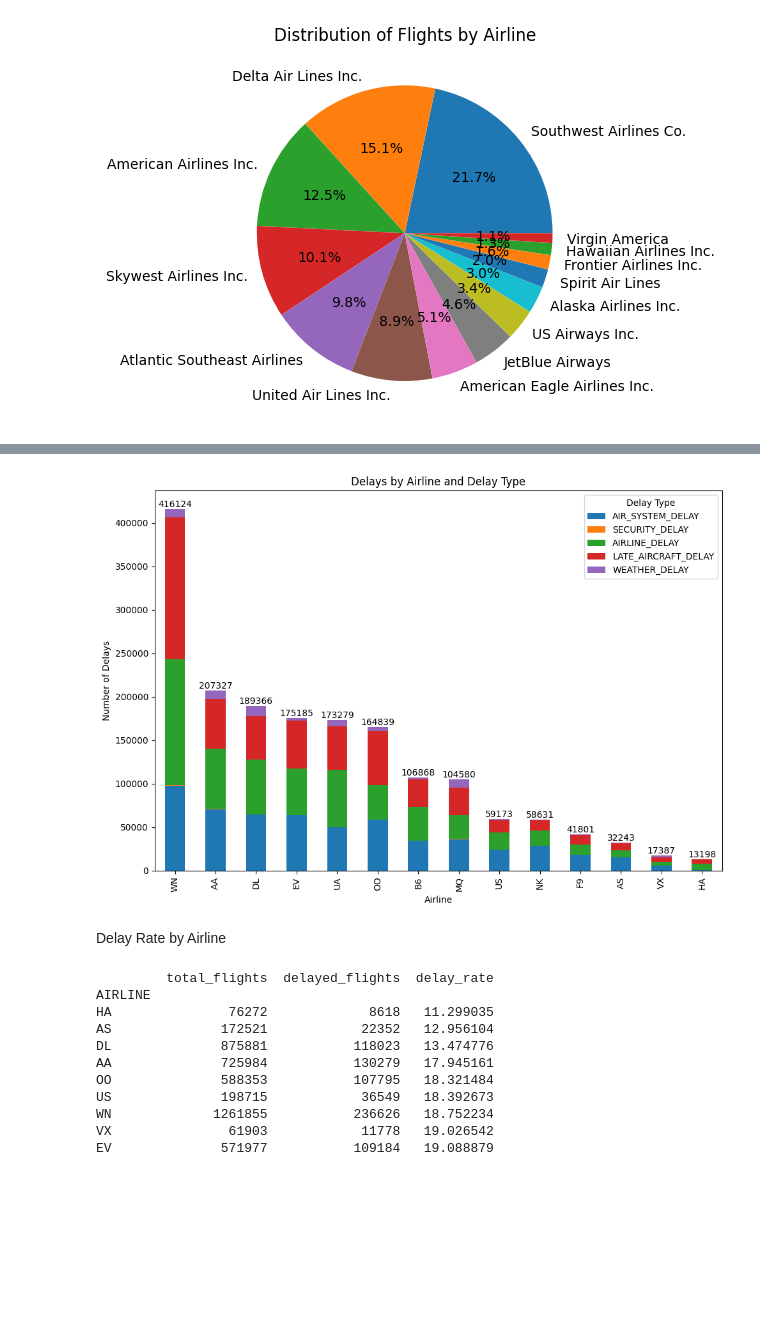
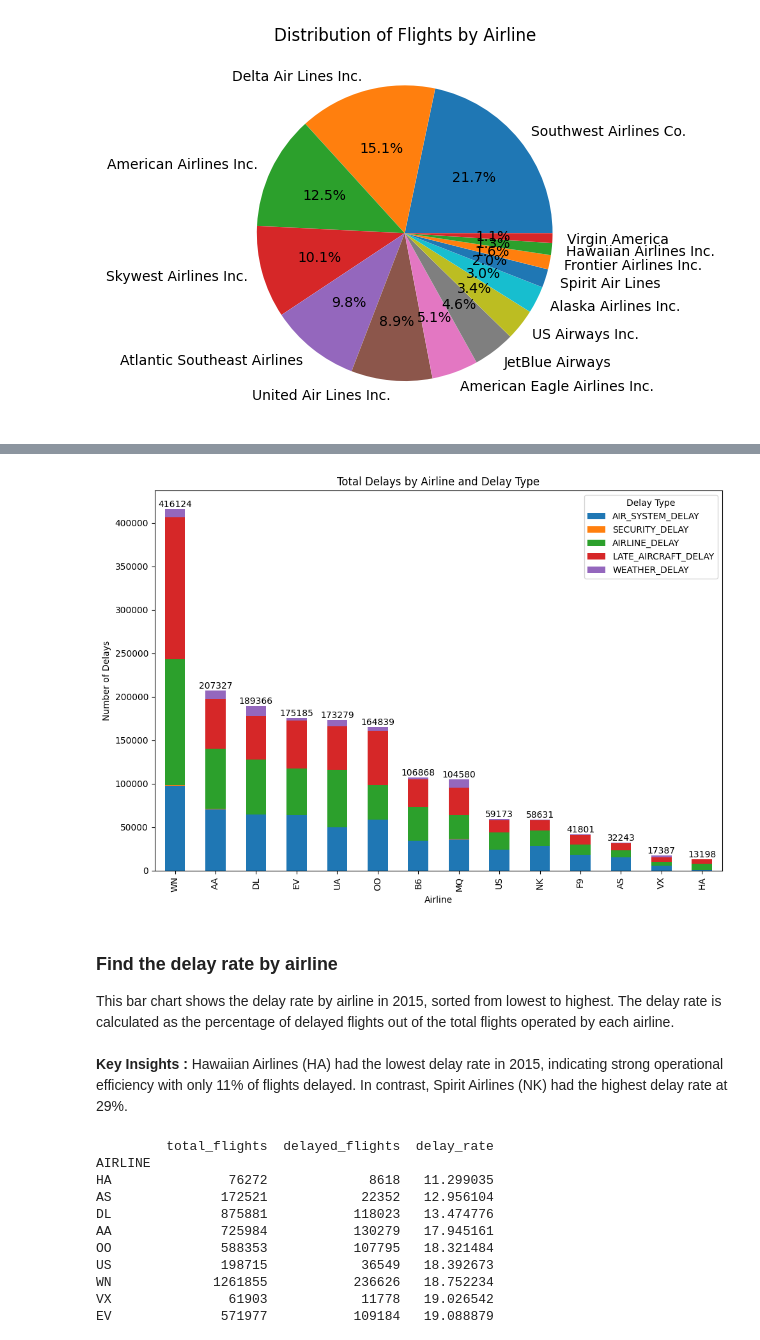
Before and after one commit to GuyPrach/2015-Flight-Delays-and-Cancellations-Analysis, a Jupyter notebook: main.ipynb, the cells around one changed output, grey strips where cells are left out. Drawn from its saved outputs; the diff is of its cells as text; code cells hidden in the pictures; blank space fills up the shorter version.

```diff
--- a/main.ipynb
+++ b/main.ipynb
@@ -238,37 +244,39 @@ delay_counts['AIRLINE'] = delayed_flights['AIRLINE']
 # Group by airline and sum the delays
 grouped_data = delay_counts.groupby('AIRLINE').sum()
 
 # Calculate the total number of delays for each airline
 grouped_data['TOTAL_DELAYS'] = grouped_data.sum(axis=1)
 
 # Sort the data by total delays in descending order
 grouped_data = grouped_data.sort_values('TOTAL_DELAYS', ascending=False)
 
 # Reset the index to make 'AIRLINE' a column again
 grouped_data = grouped_data.reset_index()
 
 # Create a stacked bar chart
 airlines = grouped_data['AIRLINE']
 delay_types = grouped_data.drop(columns=['AIRLINE', 'TOTAL_DELAYS'])
 ax = delay_types.plot(kind='bar', stacked=True, figsize=(10, 7))
 
 # Set the title and labels
-plt.title('Delays by Airline and Delay Type')
+plt.title('Total Delays by Airline and Delay Type')
 plt.xlabel('Airline')
 plt.ylabel('Number of Delays')
 plt.xticks(range(len(airlines)), airlines, rotation=90)
 plt.legend(title='Delay Type')
 
 # Add total delays on top of each bar
 for i, total_delay in enumerate(grouped_data['TOTAL_DELAYS']):
     ax.text(i, total_delay + 0.5, str(total_delay), ha='center', va='bottom', fontsize=10)
 
 plt.tight_layout()
 plt.show()
 # %% [output]
-[figure, old version]
+[figure, new version]
-# %% [markdown]
-Delay Rate by Airline
+# %% [markdown]
+### Find the delay rate by airline
+This bar chart shows the delay rate by airline in 2015, sorted from lowest to highest. The delay rate is calculated as the percentage of delayed flights out of the total flights operated by each airline.<br><br>
+**Key Insights :**  Hawaiian Airlines (HA) had the lowest delay rate in 2015, indicating strong operational efficiency with only 11% of flights delayed. In contrast, Spirit Airlines (NK) had the highest delay rate at 29%.
 # %%
 # Calculate the total number of flights per airline
 total_flights_per_airline = df_flights.groupby('AIRLINE').size()
```
Also changed, not shown: parts of 28 cells of this notebook, 2 other files.
